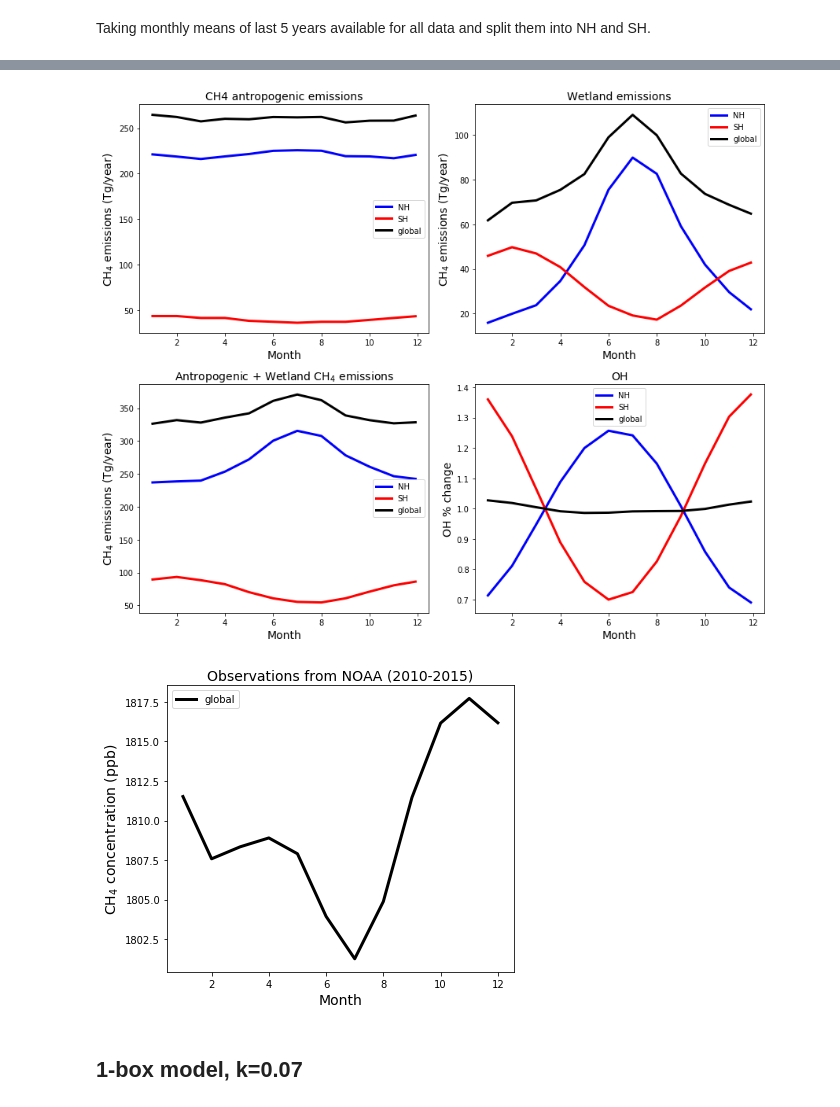
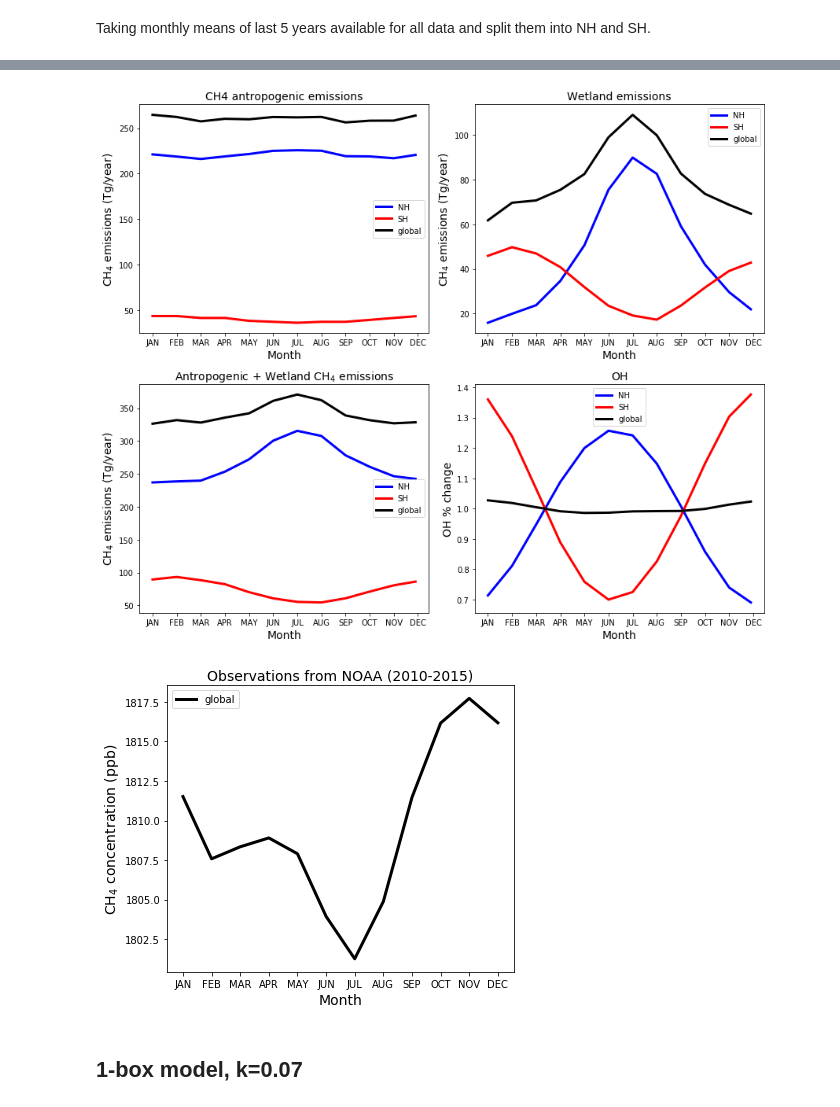
Before and after one commit to imitevski/ch4_box_model, a Jupyter notebook: methane_twobox_lab2pII_tvaryOH.ipynb, the cells around one changed output, grey strips where cells are left out. Saved outputs shown, nothing was run; the diff lists cells and outputs as text; code cells hidden in the pictures.

```diff
--- a/methane_twobox_lab2pII_tvaryOH.ipynb
+++ b/methane_twobox_lab2pII_tvaryOH.ipynb
@@ -71,3 +67,5 @@ ch4_noaa_mean = ch4_noaa.sel(time = slice('1/2010','1/2015')).groupby('time.mont
+# %%
+months = ['JAN','FEB','MAR','APR','MAY','JUN','JUL','AUG','SEP','OCT','NOV','DEC']
 # %%
 fig = plt.figure(figsize=[6,5])
 fig.set_figwidth(fig.get_figwidth() * 2)
@@ -81,51 +79,56 @@ plt.ylabel('CH$_4$ emissions (Tg/year)', fontsize=14)
 plt.xlabel('Month', fontsize=14)
 plt.legend(loc=0)
 plt.title('CH4 antropogenic emissions', fontsize=14)
+plt.xticks([1,2,3,4,5,6,7,8,9,10,11,12], months)
 plt.tight_layout()
 
 ax = fig.add_subplot(2,2,2)
 wet_nh.plot(label = 'NH',linewidth=3, color = 'blue')
 wet_sh.plot(label = 'SH',linewidth=3, color = 'red')
 wet_global.plot(label = 'global',linewidth=3, color = 'black')
 plt.ylabel('CH$_4$ emissions (Tg/year)', fontsize=14)
 plt.xlabel('Month', fontsize=14)
+plt.xticks([1,2,3,4,5,6,7,8,9,10,11,12], months)
 plt.legend(loc=0)
 plt.title('Wetland emissions', fontsize=14)
 
 ax = fig.add_subplot(2,2,3)
 (wet_nh + ch4_nh).plot(label = 'NH',linewidth=3, color = 'blue')
 (wet_sh + ch4_sh).plot(label = 'SH',linewidth=3, color = 'red')
 (wet_global + ch4_global).plot(label = 'global',linewidth=3, color = 'black')
 plt.ylabel('CH$_4$ emissions (Tg/year)', fontsize=14)
 plt.xlabel('Month', fontsize=14)
+plt.xticks([1,2,3,4,5,6,7,8,9,10,11,12], months)
 plt.legend(loc=0)
 plt.title('Antropogenic + Wetland CH$_4$ emissions', fontsize=14)
 
 ax = fig.add_subplot(2,2,4)
 oh_nh.plot(label = 'NH',linewidth=3, color = 'blue')
 oh_sh.plot(label = 'SH',linewidth=3, color = 'red')
 oh_global.plot(label = 'global',linewidth=3, color = 'black')
 plt.ylabel('OH % change', fontsize=14)
 plt.xlabel('Month', fontsize=14)
+plt.xticks([1,2,3,4,5,6,7,8,9,10,11,12], months)
 plt.legend(loc=0)
 plt.title('OH', fontsize=14)
 
 plt.tight_layout()
 plt.savefig('figures/data_used.pdf')
 # %% [output]
-[figure, old version]
+[figure, new version]
 # %%
 fig = plt.figure(figsize=[6,5])
 ax = fig.add_subplot(1,1,1)
 ch4_noaa_mean.plot(label = 'global',linewidth=3, color = 'black')
 plt.ylabel('CH$_4$ concentration (ppb)', fontsize=14)
 plt.xlabel('Month', fontsize=14)
+plt.xticks([1,2,3,4,5,6,7,8,9,10,11,12], months)
 plt.legend(loc=0)
 plt.title('Observations from NOAA (2010-2015)', fontsize=14)
 plt.tight_layout()
 plt.savefig('figures/noaa_obs.pdf')
 # %% [output]
-[figure, old version]
+[figure, new version]
 # %% [markdown]
 ## 1-box model, k=0.07
 # %%
```
Also changed, not shown: parts of 6 cells of this notebook, 5 other files.
